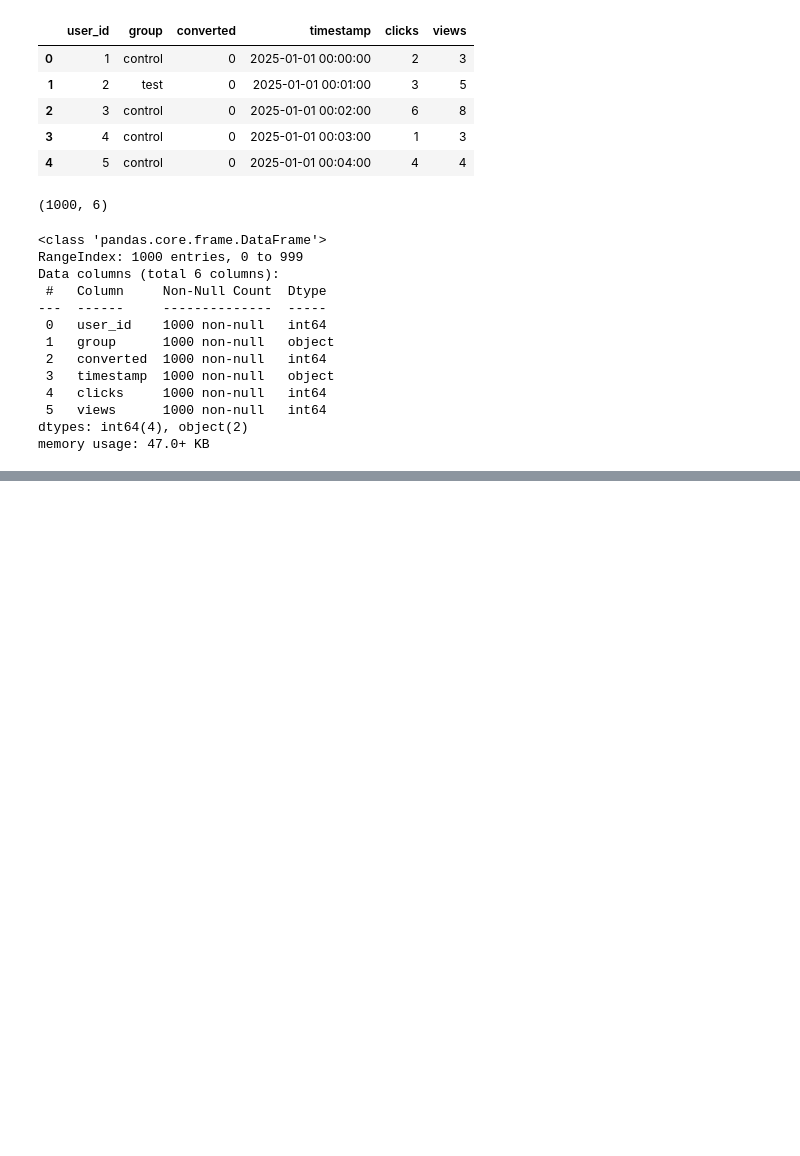
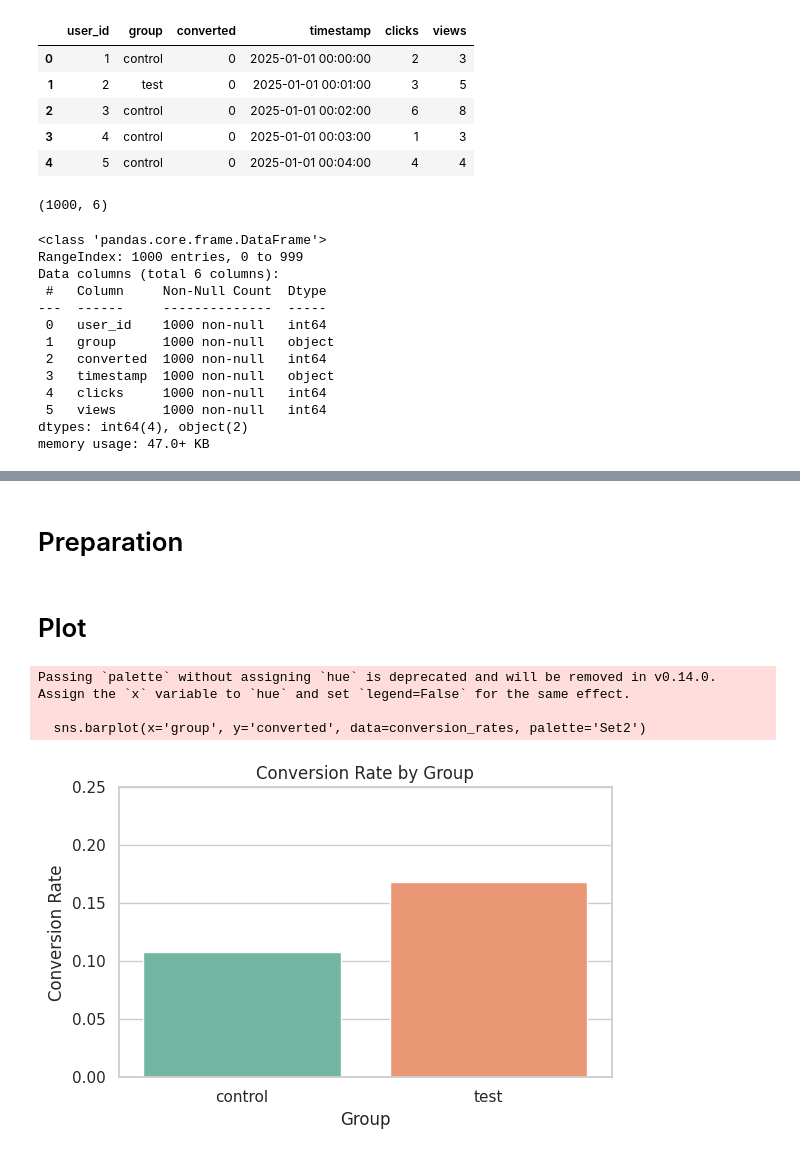
Before and after one commit to aliasgharmirhshai/A-B-Testing-Framework-for-Product-Feature-Optimization-, a Jupyter notebook: notebooks/main.ipynb, the cells around one changed output, grey strips where cells are left out. Cells and saved outputs as stored; diff of their text form; code cells hidden in the pictures; blank space fills up the shorter version.

```diff
--- a/notebooks/main.ipynb
+++ b/notebooks/main.ipynb
@@ -3,5 +7,5 @@ import pandas as pd
 # %%
-data = pd.read_csv("../data/ab_test_fintech_data.csv")
+data = pd.read_csv("../data/synthetic/ab_test_fintech_data.csv")
 # %%
 data.head()
 # %% [output]
@@ -33,0 +46,24 @@ memory usage: 47.0+ KB
+# %% [markdown]
+# Preparation
+# %%
+data['timestamp'] = pd.to_datetime(data['timestamp'])
+# %% [markdown]
+# Plot
+# %%
+sns.set(style="whitegrid")
+# %%
+conversion_rates = data.groupby('group')['converted'].mean().reset_index()
+# %%
+plt.figure(figsize=(6, 4))
+sns.barplot(x='group', y='converted', data=conversion_rates, palette='Set2')
+plt.title('Conversion Rate by Group')
+plt.ylabel('Conversion Rate')
+plt.xlabel('Group')
+plt.ylim(0, 0.25)
+plt.tight_layout()
+plt.show()
+# %% [output]
+Passing `palette` without assigning `hue` is deprecated and will be removed in v0.14.0. Assign the `x` variable to `hue` and set `legend=False` for the same effect.
+
+  sns.barplot(x='group', y='converted', data=conversion_rates, palette='Set2')
+[figure, added]
```
Also changed, not shown: parts of 15 cells of this notebook, 5 other files.
